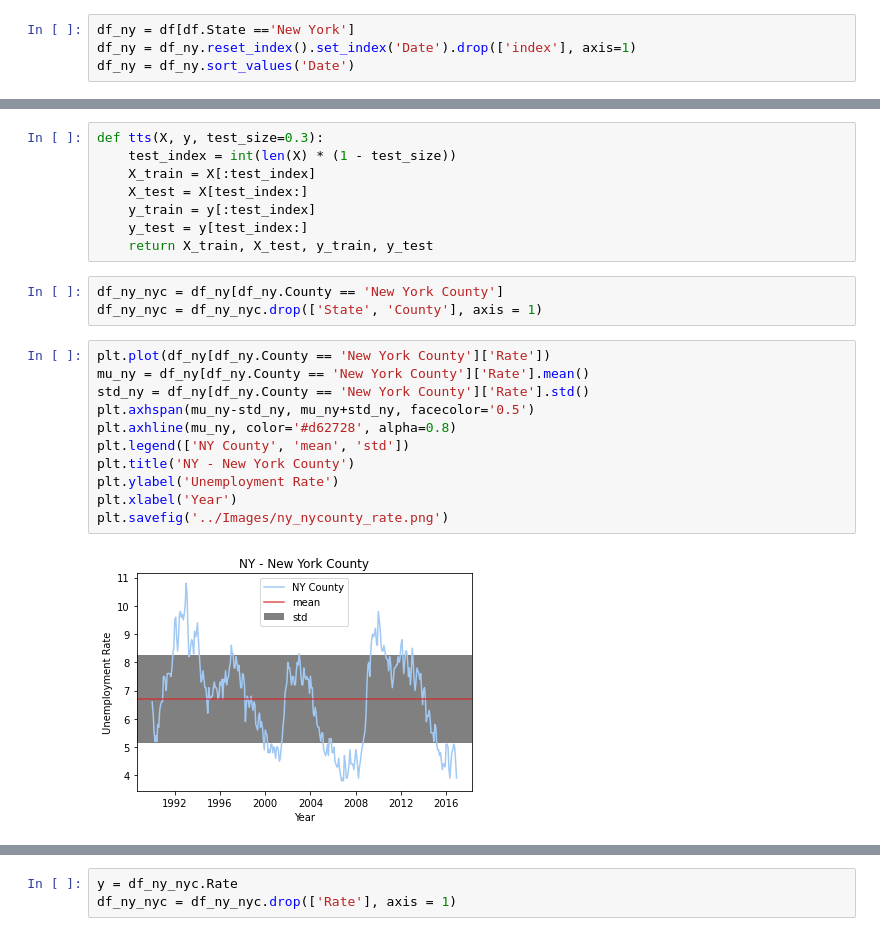
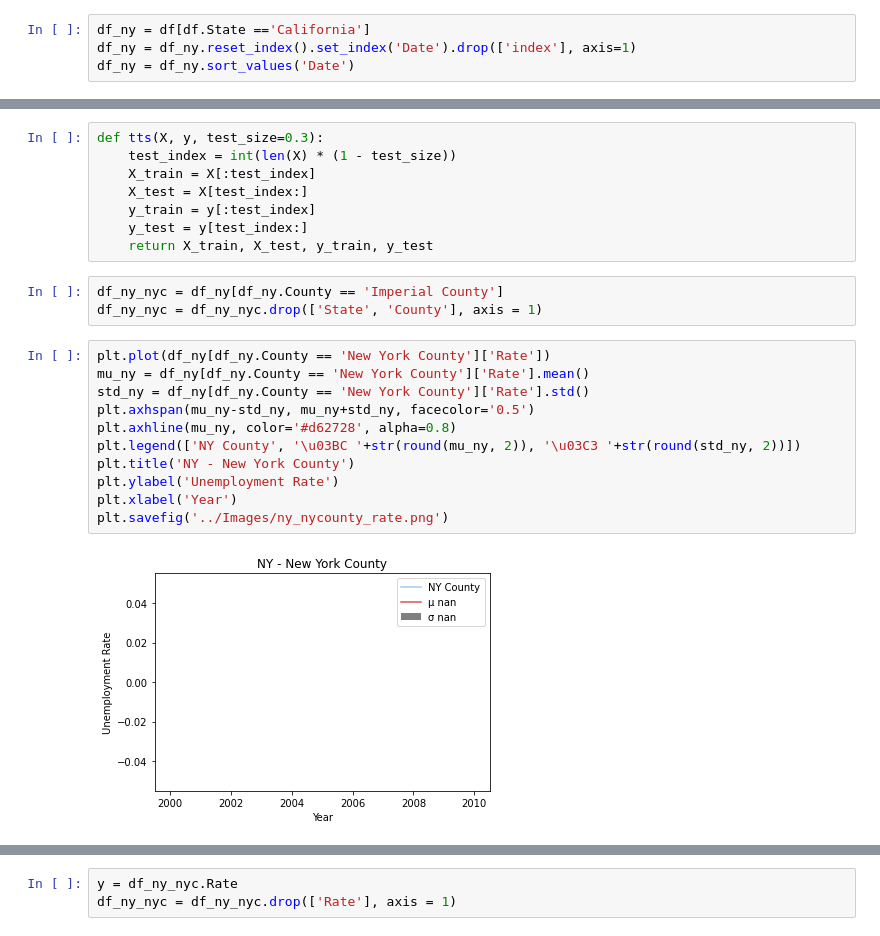
Before and after one commit to ArthDh/ECE-225, a Jupyter notebook: notebooks/reg_testing2.ipynb, the cells around one changed output, grey strips where cells are left out. Saved outputs shown, nothing was run; the diff lists cells and outputs as text.

```diff
--- a/notebooks/reg_testing2.ipynb
+++ b/notebooks/reg_testing2.ipynb
@@ -37,7 +37,7 @@ df.head()
 | 3 | Mississippi | Hinds County | 6.1 | 2015-02-01 |
 | 4 | Mississippi | Kemper County | 10.6 | 2015-02-01 |
 # %%
-df_ny = df[df.State =='New York']
+df_ny = df[df.State =='California']
 df_ny = df_ny.reset_index().set_index('Date').drop(['index'], axis=1)
 df_ny = df_ny.sort_values('Date')
 # %%
@@ -151,21 +151,21 @@ def tts(X, y, test_size=0.3):
     y_test = y[test_index:]
     return X_train, X_test, y_train, y_test
 # %%
-df_ny_nyc = df_ny[df_ny.County == 'New York County']
+df_ny_nyc = df_ny[df_ny.County == 'Imperial County']
 df_ny_nyc = df_ny_nyc.drop(['State', 'County'], axis = 1)
 # %%
 plt.plot(df_ny[df_ny.County == 'New York County']['Rate'])
 mu_ny = df_ny[df_ny.County == 'New York County']['Rate'].mean()
 std_ny = df_ny[df_ny.County == 'New York County']['Rate'].std()
 plt.axhspan(mu_ny-std_ny, mu_ny+std_ny, facecolor='0.5')
 plt.axhline(mu_ny, color='#d62728', alpha=0.8)
-plt.legend(['NY County', 'mean', 'std'])
+plt.legend(['NY County', '\u03BC '+str(round(mu_ny, 2)), '\u03C3 '+str(round(std_ny, 2))])
 plt.title('NY - New York County')
 plt.ylabel('Unemployment Rate')
 plt.xlabel('Year')
 plt.savefig('../Images/ny_nycounty_rate.png')
 # %% [output]
-[figure, old version]
+[figure, new version]
 # %%
 df_ny_nyc.head()
 # %% [output]
```
Also changed, not shown: parts of 11 cells of this notebook, 17 other files.
